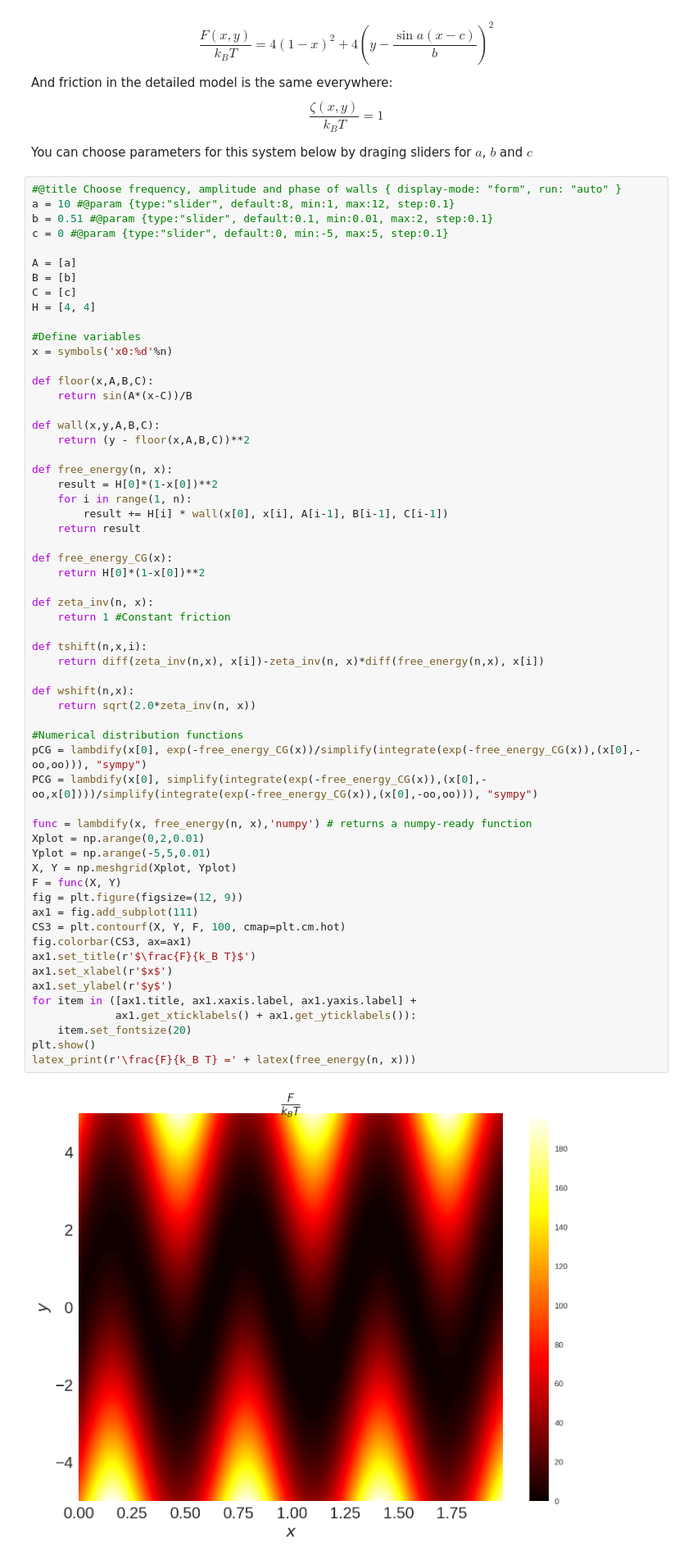
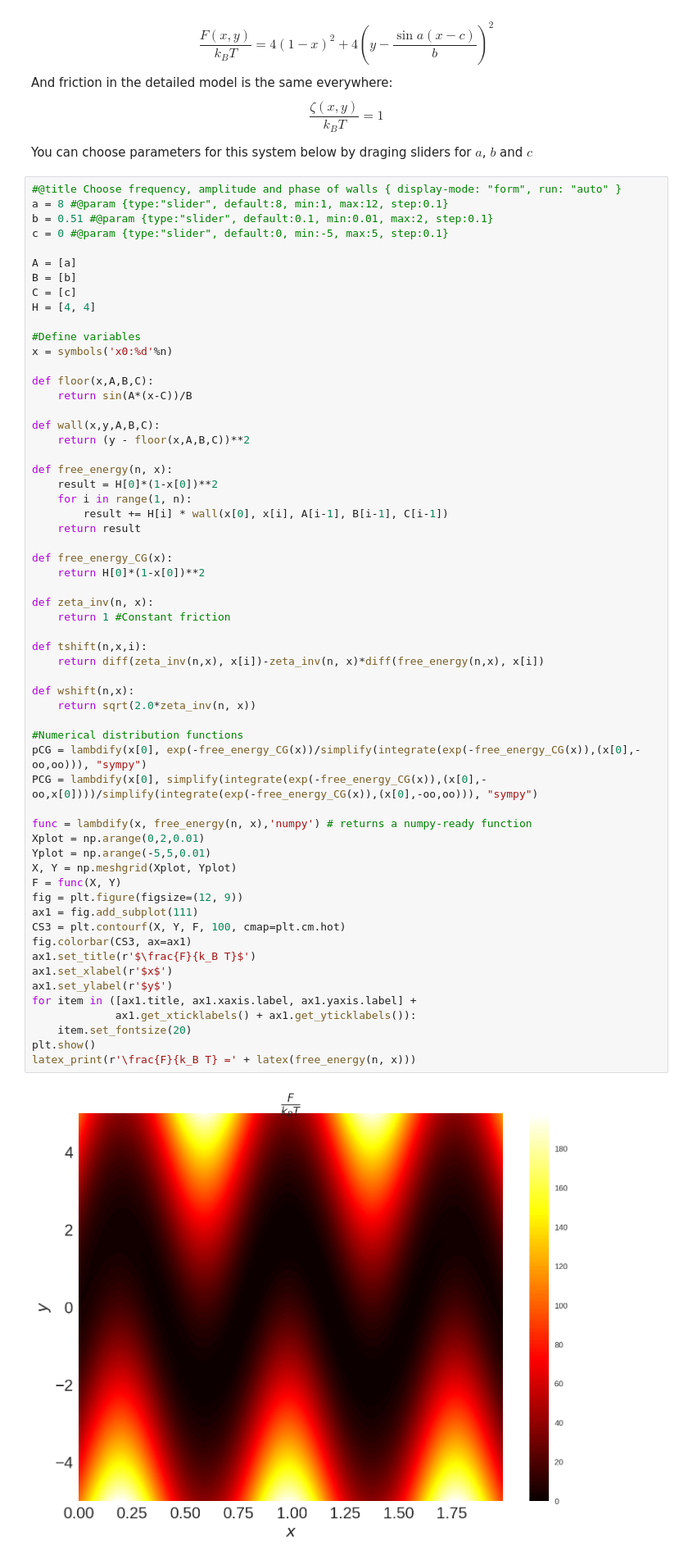
Before and after one commit to ktaletsk/CPF, a Jupyter notebook: 2D_Example/CPF_2D_toy.ipynb, the cells around one changed output. Shown at 82% size. Drawn from its saved outputs; the diff is of its cells as text.

```diff
--- a/2D_Example/CPF_2D_toy.ipynb
+++ b/2D_Example/CPF_2D_toy.ipynb
@@ -66,7 +66,7 @@ And friction in the detailed model is the same everywhere:
 You can choose parameters for this system below by draging sliders for $a$, $b$ and $c$
 # %%
 #@title Choose frequency, amplitude and phase of walls { display-mode: "form", run: "auto" }
-a = 10 #@param {type:"slider", default:8, min:1, max:12, step:0.1}
+a = 8 #@param {type:"slider", default:8, min:1, max:12, step:0.1}
 b = 0.51 #@param {type:"slider", default:0.1, min:0.01, max:2, step:0.1}
 c = 0 #@param {type:"slider", default:0, min:-5, max:5, step:0.1}
 
@@ -97,31 +97,31 @@ def zeta_inv(n, x):
     return 1 #Constant friction
 
 def tshift(n,x,i):
     return diff(zeta_inv(n,x), x[i])-zeta_inv(n, x)*diff(free_energy(n,x), x[i])
 
 def wshift(n,x):
     return sqrt(2.0*zeta_inv(n, x))
 
 #Numerical distribution functions
 pCG = lambdify(x[0], exp(-free_energy_CG(x))/simplify(integrate(exp(-free_energy_CG(x)),(x[0],-oo,oo))), "sympy")
 PCG = lambdify(x[0], simplify(integrate(exp(-free_energy_CG(x)),(x[0],-oo,x[0])))/simplify(integrate(exp(-free_energy_CG(x)),(x[0],-oo,oo))), "sympy")
 
 func = lambdify(x, free_energy(n, x),'numpy') # returns a numpy-ready function
 Xplot = np.arange(0,2,0.01)
 Yplot = np.arange(-5,5,0.01)
 X, Y = np.meshgrid(Xplot, Yplot)
 F = func(X, Y)
 fig = plt.figure(figsize=(12, 9))
 ax1 = fig.add_subplot(111)
 CS3 = plt.contourf(X, Y, F, 100, cmap=plt.cm.hot)
 fig.colorbar(CS3, ax=ax1)
 ax1.set_title(r'$\frac{F}{k_B T}$')
 ax1.set_xlabel(r'$x$')
 ax1.set_ylabel(r'$y$')
 for item in ([ax1.title, ax1.xaxis.label, ax1.yaxis.label] +
              ax1.get_xticklabels() + ax1.get_yticklabels()):
     item.set_fontsize(20)
 plt.show()
 latex_print(r'\frac{F}{k_B T} =' + latex(free_energy(n, x)))
 # %% [output]
-[figure, old version]
+[figure, new version]
```
Also changed, not shown: parts of 7 cells of this notebook.
